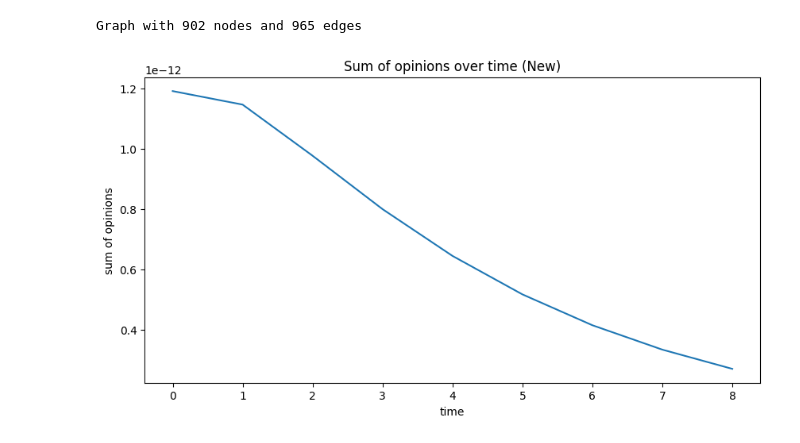
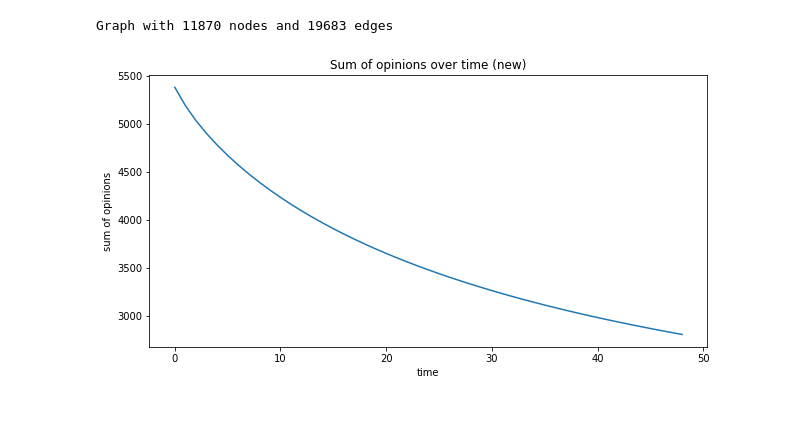
Before and after one commit to Keygoksmg/neat_opinion_network, a Jupyter notebook: experiments.ipynb, the cells around one changed output. Drawn from its saved outputs; the diff is of its cells as text; code cells hidden in the pictures; blank space fills up the shorter version.

```diff
--- a/experiments.ipynb
+++ b/experiments.ipynb
@@ -94,7 +144,7 @@ Graph with 902 nodes and 965 edges
-# %%
-test = ExperimentClass(g, 'New')
-test.run_model(10)
-test.plot()
-# %% [output]
-Graph with 902 nodes and 965 edges
-[figure, removed]
+# %%
+test = ExperimentClass(g_simple, 'new')
+test.run_model(50)
+test.plot()
+# %% [output]
+Graph with 11870 nodes and 19683 edges
+[figure, added]
```
Also changed, not shown: parts of 7 cells of this notebook, 2 other files.
